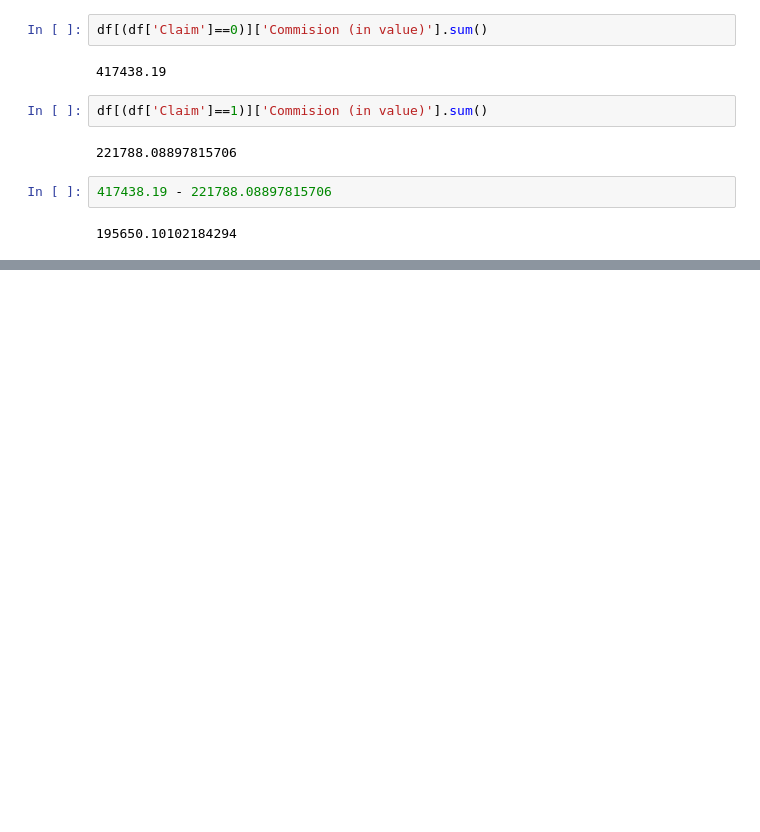
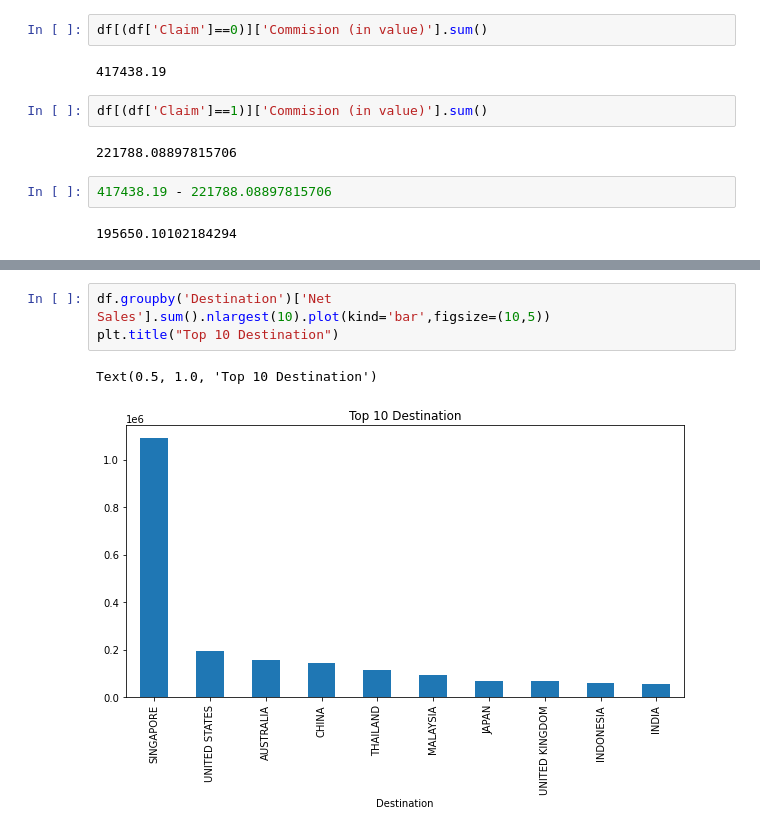
Before and after one commit to Suchitra-Majumdar/Travel_Insurance, a Jupyter notebook: code/Travel_Insurance_Data Analysis.ipynb, the cells around one changed output, grey strips where cells are left out. Drawn from its saved outputs; the diff is of its cells as text; blank space fills up the shorter version.

```diff
--- a/code/Travel_Insurance_Data.ipynb
+++ b/code/Travel_Insurance_Data Analysis.ipynb
@@ -208,0 +222,6 @@ df[(df['Claim']==1)]['Commision (in value)'].sum()
+# %%
+df.groupby('Destination')['Net Sales'].sum().nlargest(10).plot(kind='bar',figsize=(10,5))
+plt.title("Top 10 Destination")
+# %% [output]
+Text(0.5, 1.0, 'Top 10 Destination')
+[figure, added]
```
Also changed, not shown: parts of 3 cells of this notebook.
